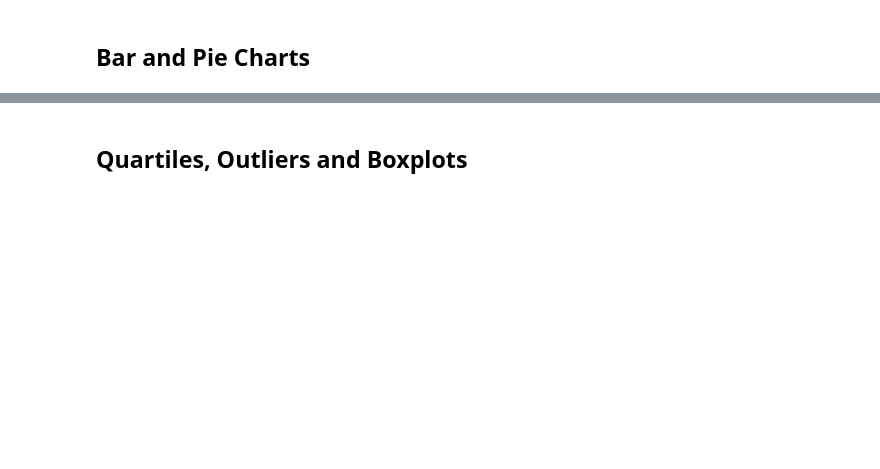
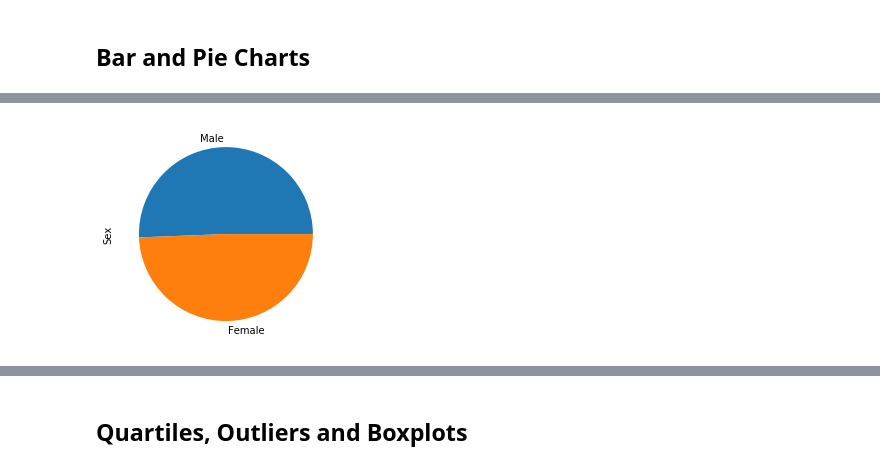
Before and after one commit to Choky59/data-analytics-bootcamp, a Jupyter notebook: HW_5/Solution/pymaceuticals_starter.ipynb, the cells around one changed output, grey strips where cells are left out. Cells and saved outputs as stored; diff of their text form; code cells hidden in the pictures; blank space fills up the shorter version.

```diff
--- a/HW_5/Solution/pymaceuticals_starter.ipynb
+++ b/HW_5/Solution/pymaceuticals_starter.ipynb
@@ -75,4 +125,9 @@ len(metadata_df['Mouse ID'])
 # %%
 # Generate a pie plot showing the distribution of female versus male mice using pandas
+sexPlot = metadata_df.Sex.value_counts()
+sexPlot.plot(kind="pie")
+plt.show()
+# %% [output]
+[figure, added]
 # %%
 # Generate a pie plot showing the distribution of female versus male mice using pyplot
```
Also changed, not shown: parts of 18 cells of this notebook, 3 other files.
